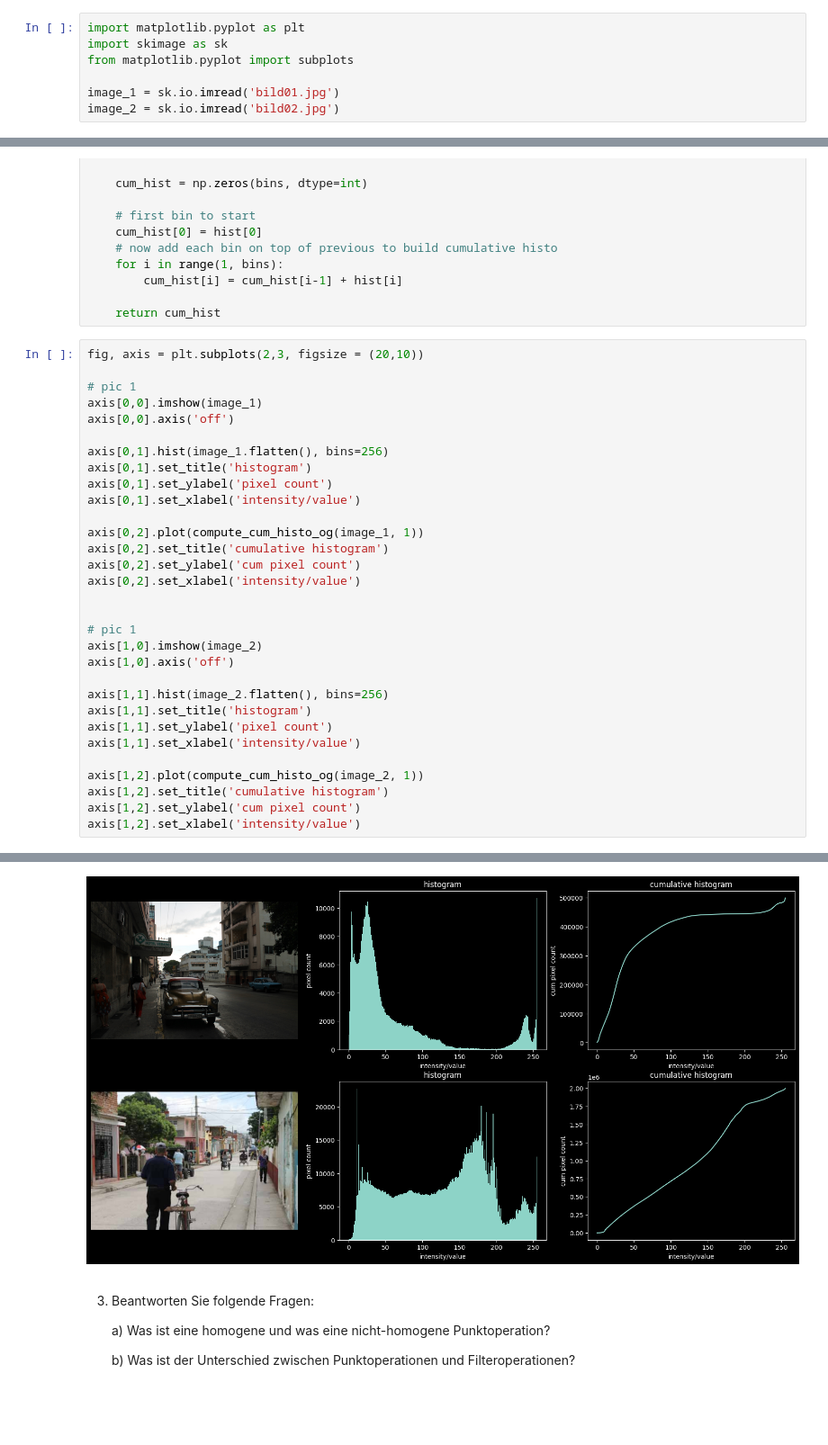
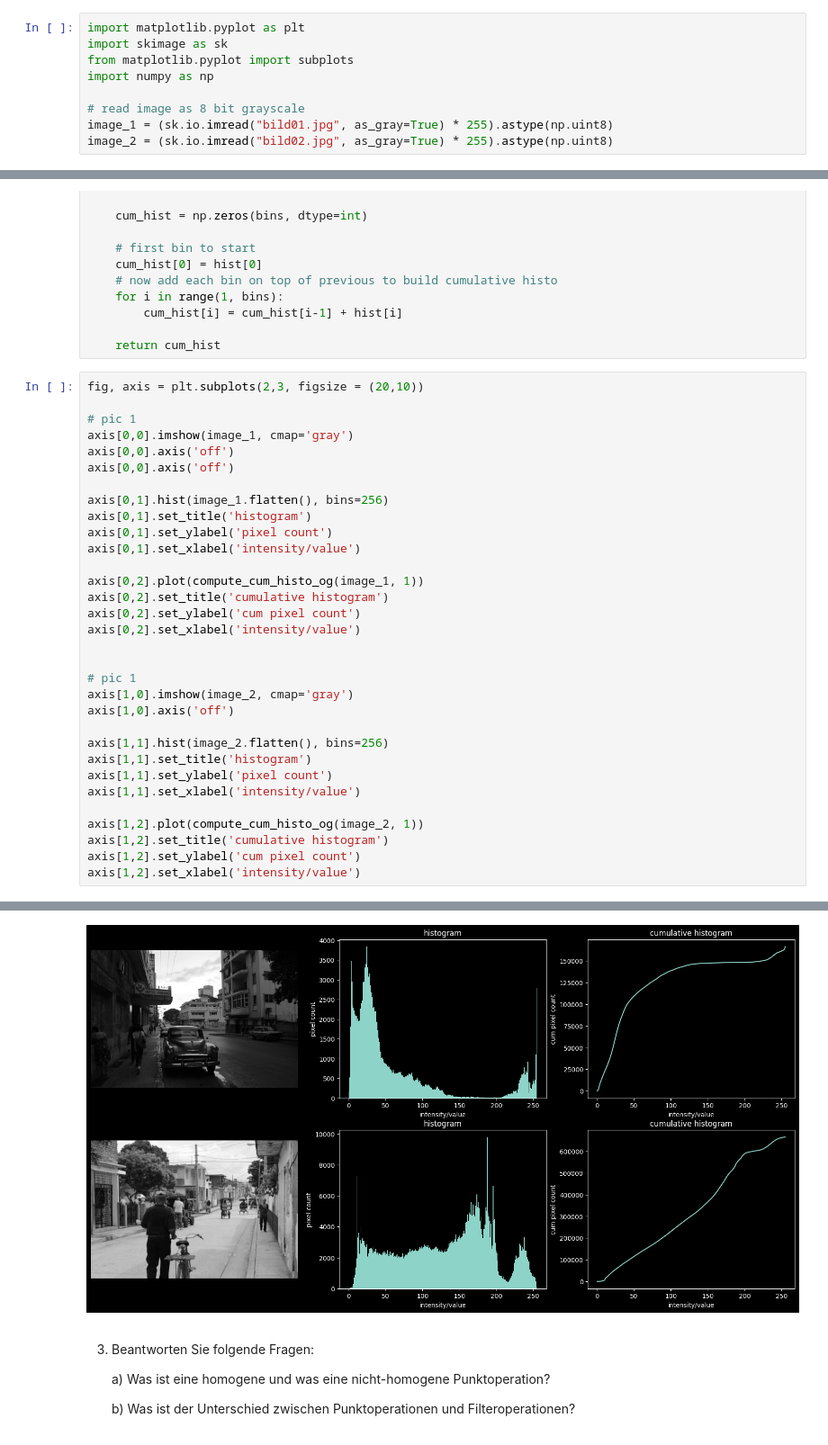
Before and after one commit to globuli94/2DComputerVision, a Jupyter notebook: aufgabe_2/Aufgabe2.ipynb, the cells around one changed output, grey strips where cells are left out. Shown at 90% size. Cells and saved outputs as stored; diff of their text form; blank space fills up the shorter version.

```diff
--- a/aufgabe_2/Aufgabe2.ipynb
+++ b/aufgabe_2/Aufgabe2.ipynb
@@ -5,9 +5,11 @@ und Kapitel 6 (Filter 6.1 - 6.3 ) aus dem Buch ”Digitale Bildverarbeitung”.
 import matplotlib.pyplot as plt
 import skimage as sk
 from matplotlib.pyplot import subplots
+import numpy as np
 
-image_1 = sk.io.imread('bild01.jpg')
-image_2 = sk.io.imread('bild02.jpg')
+# read image as 8 bit grayscale
+image_1 = (sk.io.imread("bild01.jpg", as_gray=True) * 255).astype(np.uint8)
+image_2 = (sk.io.imread("bild02.jpg", as_gray=True) * 255).astype(np.uint8)
 # %% [markdown]
 2. Implementieren Sie eine Funktion, die aus einem 8-Bit-Graustufenbild das zugeh¨orige
 kumulative Histogramm berechnet.
@@ -79,36 +81,37 @@ def compute_cum_histo_og(image, bin_size=1):
 fig, axis = plt.subplots(2,3, figsize = (20,10))
 
 # pic 1
-axis[0,0].imshow(image_1)
+axis[0,0].imshow(image_1, cmap='gray')
+axis[0,0].axis('off')
 axis[0,0].axis('off')
 
 axis[0,1].hist(image_1.flatten(), bins=256)
 axis[0,1].set_title('histogram')
 axis[0,1].set_ylabel('pixel count')
 axis[0,1].set_xlabel('intensity/value')
 
 axis[0,2].plot(compute_cum_histo_og(image_1, 1))
 axis[0,2].set_title('cumulative histogram')
 axis[0,2].set_ylabel('cum pixel count')
 axis[0,2].set_xlabel('intensity/value')
 
 
 # pic 1
-axis[1,0].imshow(image_2)
+axis[1,0].imshow(image_2, cmap='gray')
 axis[1,0].axis('off')
 
 axis[1,1].hist(image_2.flatten(), bins=256)
 axis[1,1].set_title('histogram')
 axis[1,1].set_ylabel('pixel count')
 axis[1,1].set_xlabel('intensity/value')
 
 axis[1,2].plot(compute_cum_histo_og(image_2, 1))
 axis[1,2].set_title('cumulative histogram')
 axis[1,2].set_ylabel('cum pixel count')
 axis[1,2].set_xlabel('intensity/value')
 # %% [output]
 Text(0.5, 0, 'intensity/value')
-[figure, old version]
+[figure, new version]
 # %% [markdown]
 3. Beantworten Sie folgende Fragen:
 
```
Also changed, not shown: parts of 3 cells of this notebook.
